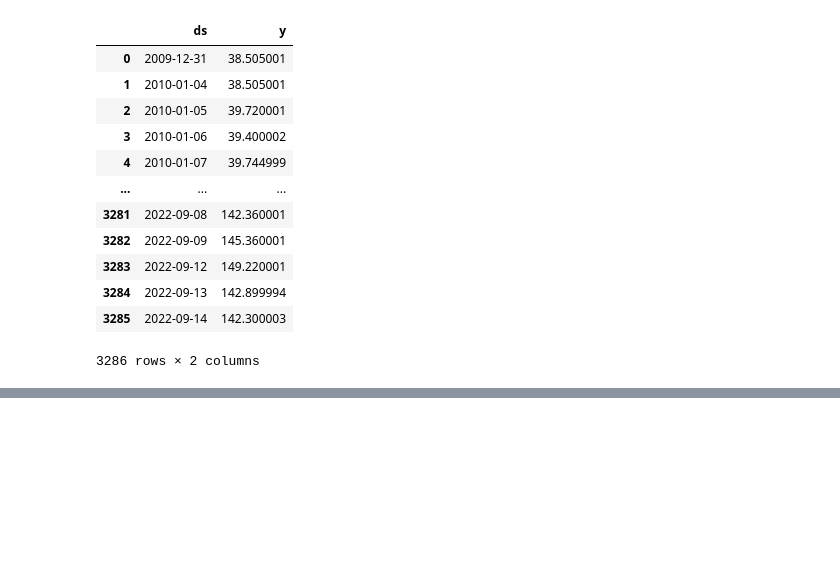
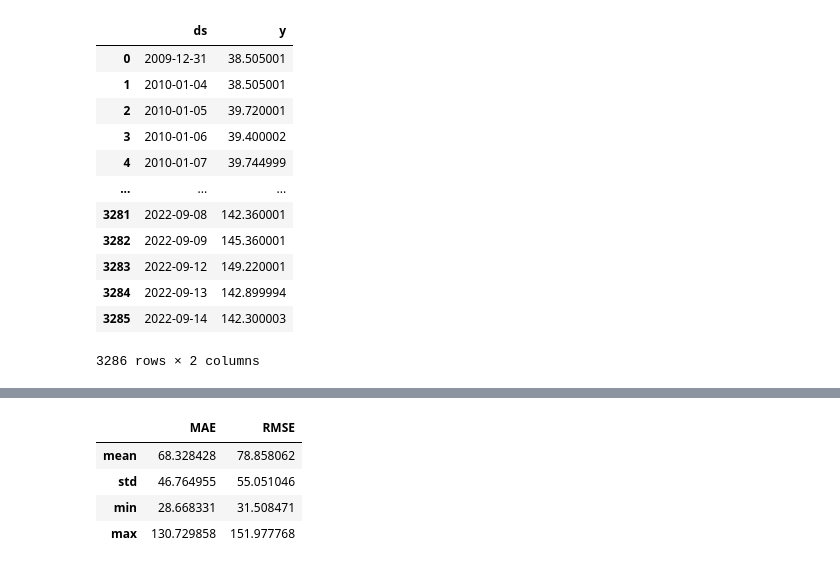
Before and after one commit to Sebastian1981/Stock_Prediction, a Jupyter notebook: experiment/portfolio_optimization.ipynb, the cells around one changed output, grey strips where cells are left out. Saved outputs shown, nothing was run; the diff lists cells and outputs as text; code cells hidden in the pictures; blank space fills up the shorter version.

```diff
--- a/experiment/portfolio_optimization.ipynb
+++ b/experiment/portfolio_optimization.ipynb
@@ -188,0 +178,16 @@ INFO - (NP.forecaster._init_train_loader) - lr-range-test selected learning rate
+# %%
+# instantiate model object
+m = NeuralProphet(**params)
+# %%
+# set up cross validation
+folds = m.crossvalidation_split_df(df_stock, freq="D", k=5, fold_pct=0.20, fold_overlap_pct=0.5)
+
+metrics_train = pd.DataFrame(columns=METRICS)
+metrics_test = pd.DataFrame(columns=METRICS)
+
+for df_train, df_test in folds:
+    m = NeuralProphet(**params)
+    train = m.fit(df=df_train, freq="D")
+    test = m.test(df=df_test)
+    metrics_train = metrics_train.append(train[METRICS].iloc[-1])
+    metrics_test = metrics_test.append(test[METRICS].iloc[-1])
@@ -188,0 +212,8 @@ INFO - (NP.forecaster._init_train_loader) - lr-range-test selected learning rate
+# %%
+metrics_test.describe().loc[["mean", "std", "min", "max"]]
+# %% [output]
+|  | MAE | RMSE |
+| mean | 68.328428 | 78.858062 |
+| std | 46.764955 | 55.051046 |
+| min | 28.668331 | 31.508471 |
+| max | 130.729858 | 151.977768 |
```
Also changed, not shown: parts of 14 cells of this notebook.
